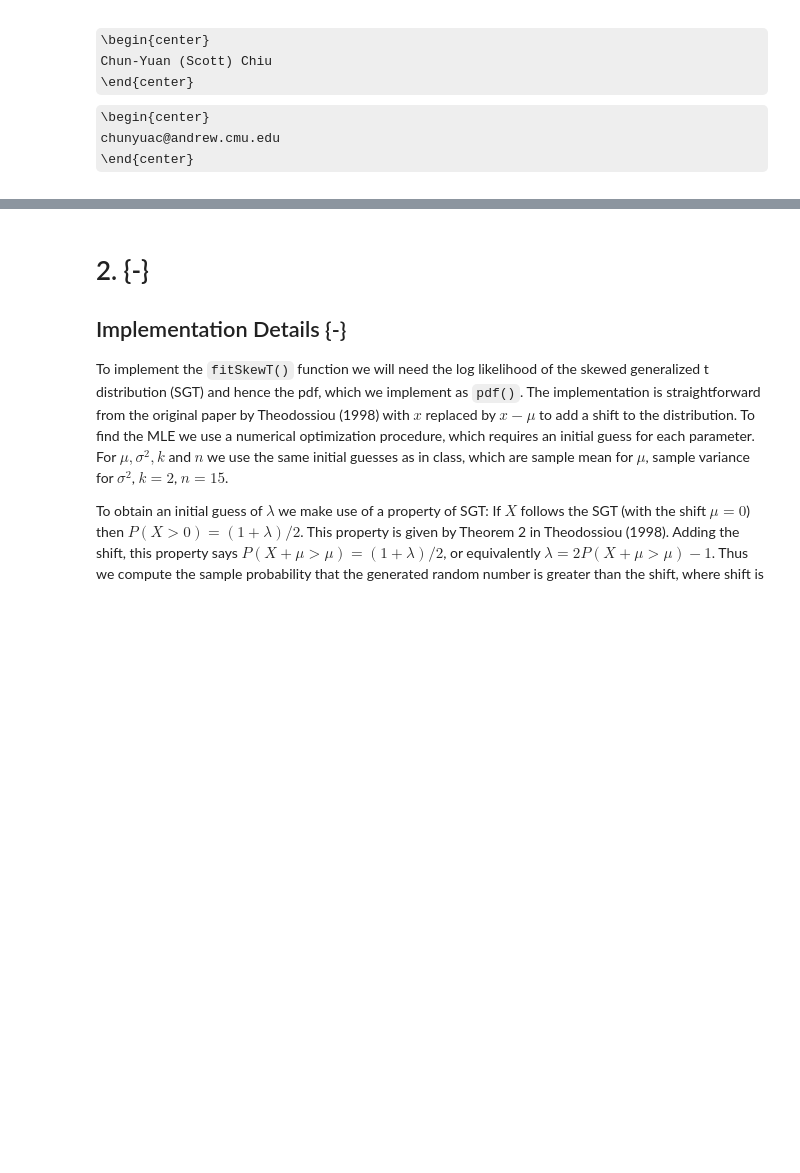
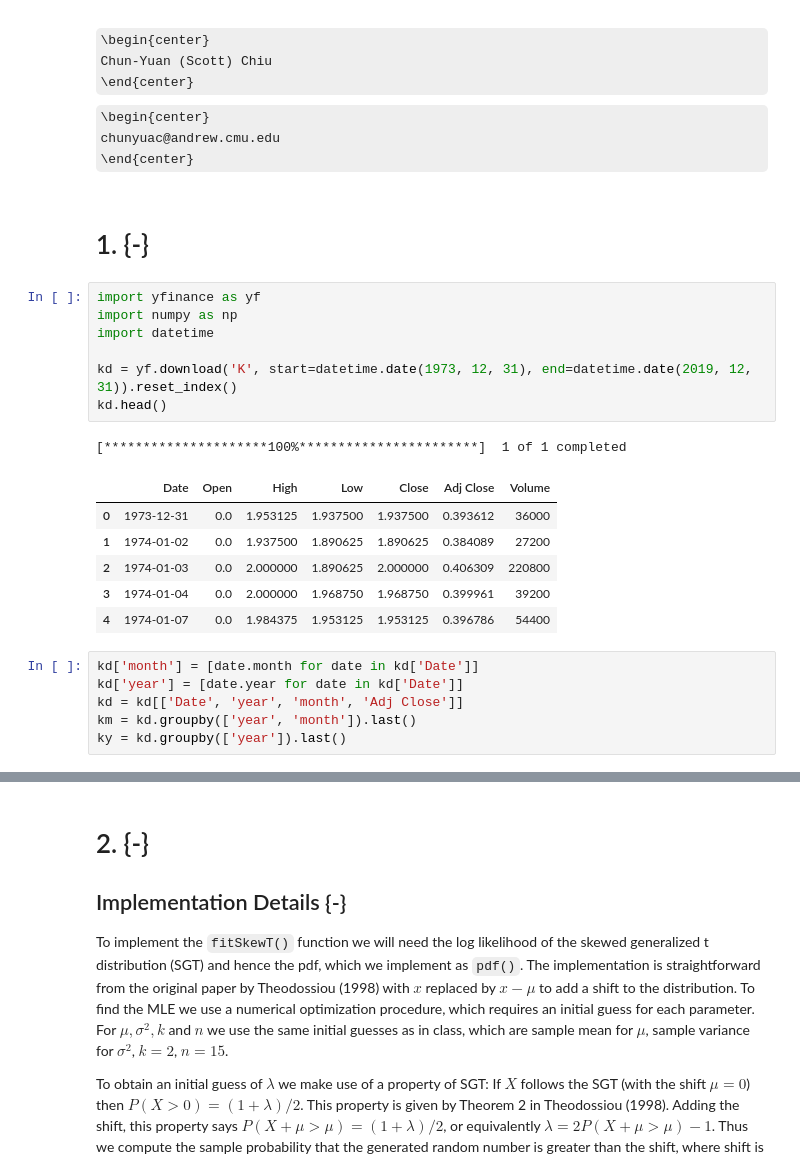
Before and after one commit to beginnerSC/mscf_hw, a Jupyter notebook: FDS II/Homework #2.ipynb, the cells around one changed output, grey strips where cells are left out. Saved outputs shown, nothing was run; the diff lists cells and outputs as text; some formulas as TeX source; blank space fills up the shorter version.

```diff
--- a/FDS II/Homework #2.ipynb
+++ b/FDS II/Homework #2.ipynb
@@ -6,3 +6,26 @@ Chun-Yuan (Scott) Chiu
 \begin{center}
 chunyuac@andrew.cmu.edu
 \end{center}
+# %% [markdown]
+# 1. {-}
+# %%
+import yfinance as yf
+import numpy as np
+import datetime
+
+kd = yf.download('K', start=datetime.date(1973, 12, 31), end=datetime.date(2019, 12, 31)).reset_index()
+kd.head()
+# %% [output]
+[*********************100%***********************]  1 of 1 completed
+|  | Date | Open | High | Low | Close | Adj Close | Volume |
+| 0 | 1973-12-31 | 0.0 | 1.953125 | 1.937500 | 1.937500 | 0.393612 | 36000 |
+| 1 | 1974-01-02 | 0.0 | 1.937500 | 1.890625 | 1.890625 | 0.384089 | 27200 |
+| 2 | 1974-01-03 | 0.0 | 2.000000 | 1.890625 | 2.000000 | 0.406309 | 220800 |
+| 3 | 1974-01-04 | 0.0 | 2.000000 | 1.968750 | 1.968750 | 0.399961 | 39200 |
+| 4 | 1974-01-07 | 0.0 | 1.984375 | 1.953125 | 1.953125 | 0.396786 | 54400 |
+# %%
+kd['month'] = [date.month for date in kd['Date']]
+kd['year'] = [date.year for date in kd['Date']]
+kd = kd[['Date', 'year', 'month', 'Adj Close']]
+km = kd.groupby(['year', 'month']).last()
+ky = kd.groupby(['year']).last()
```
Also changed, not shown: parts of 4 cells of this notebook.
